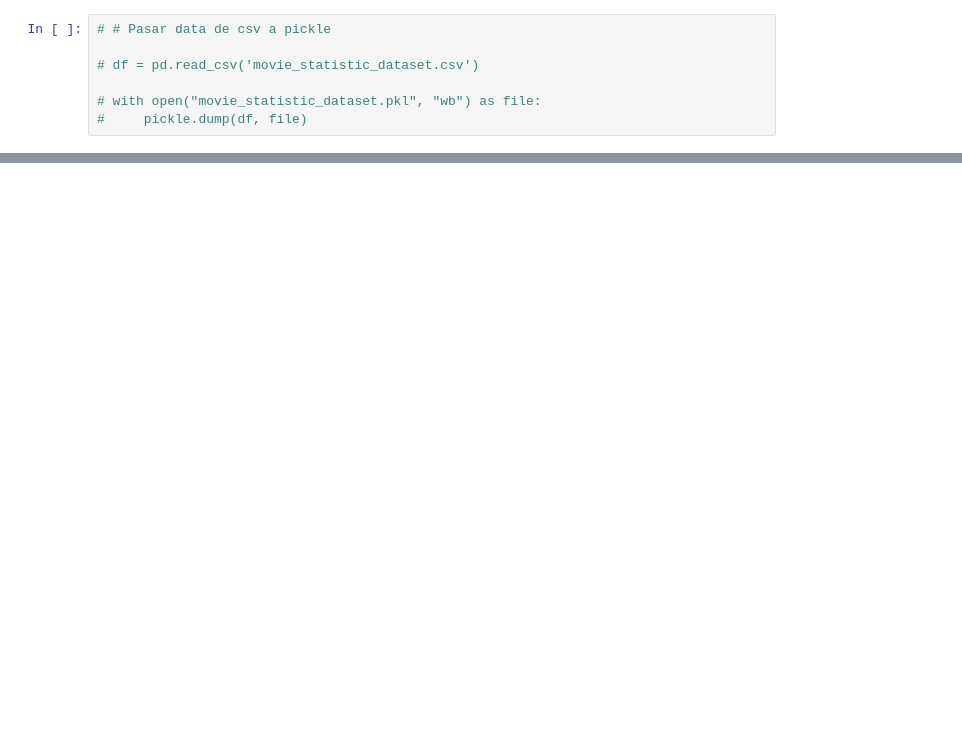
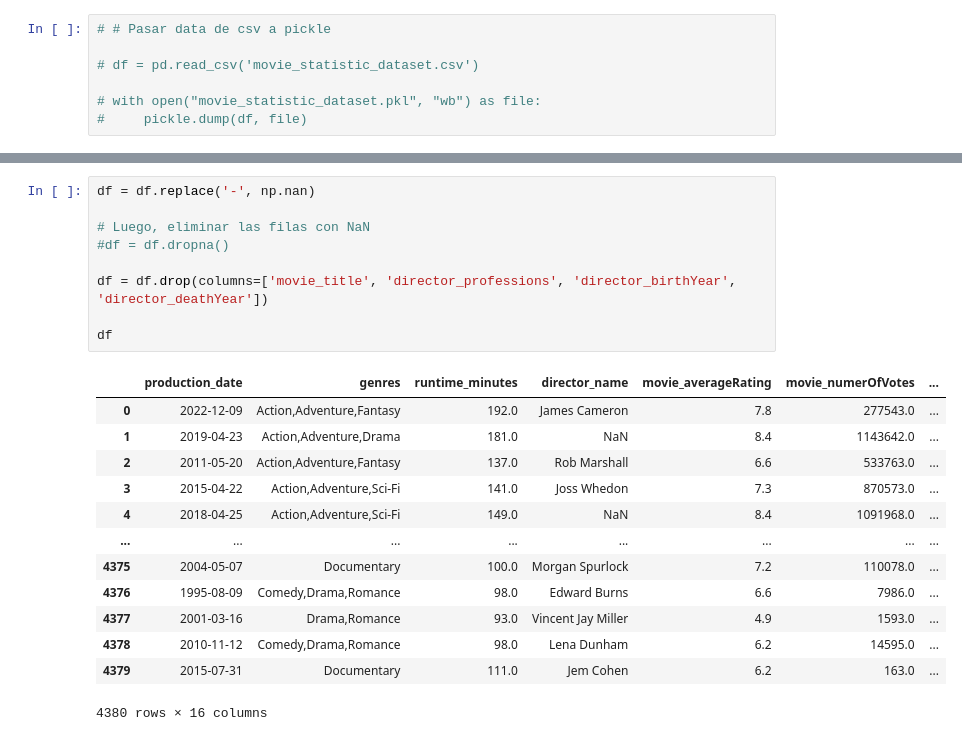
Before and after one commit to RenattoGuzman/DeepLearning-Labs, a Jupyter notebook: Lab2.ipynb, the cells around one changed output, grey strips where cells are left out. Drawn from its saved outputs; the diff is of its cells as text; blank space fills up the shorter version.

```diff
--- a/Lab2.ipynb
+++ b/Lab2.ipynb
@@ -28,3 +35,26 @@ df.head(5)
 | 2 | Pirates of the Caribbean: On Stra... | 2011-05-20 | Action,Adventure,Fantasy | 137.0 | Rob Marshall | director,miscellaneous,producer | ... |
 | 3 | Avengers: Age of Ultron | 2015-04-22 | Action,Adventure,Sci-Fi | 141.0 | Joss Whedon | writer,producer,director | ... |
 | 4 | Avengers: Infinity War | 2018-04-25 | Action,Adventure,Sci-Fi | 149.0 | - | - | ... |
+# %%
+df = df.replace('-', np.nan)
+
+# Luego, eliminar las filas con NaN
+#df = df.dropna()
+
+df = df.drop(columns=['movie_title', 'director_professions', 'director_birthYear', 'director_deathYear'])
+
+df
+# %% [output]
+|  | production_date | genres | runtime_minutes | director_name | movie_averageRating | movie_numerOfVotes | ... |
+| 0 | 2022-12-09 | Action,Adventure,Fantasy | 192.0 | James Cameron | 7.8 | 277543.0 | ... |
+| 1 | 2019-04-23 | Action,Adventure,Drama | 181.0 | NaN | 8.4 | 1143642.0 | ... |
+| 2 | 2011-05-20 | Action,Adventure,Fantasy | 137.0 | Rob Marshall | 6.6 | 533763.0 | ... |
+| 3 | 2015-04-22 | Action,Adventure,Sci-Fi | 141.0 | Joss Whedon | 7.3 | 870573.0 | ... |
+| 4 | 2018-04-25 | Action,Adventure,Sci-Fi | 149.0 | NaN | 8.4 | 1091968.0 | ... |
+| ... | ... | ... | ... | ... | ... | ... | ... |
+| 4375 | 2004-05-07 | Documentary | 100.0 | Morgan Spurlock | 7.2 | 110078.0 | ... |
+| 4376 | 1995-08-09 | Comedy,Drama,Romance | 98.0 | Edward Burns | 6.6 | 7986.0 | ... |
+| 4377 | 2001-03-16 | Drama,Romance | 93.0 | Vincent Jay Miller | 4.9 | 1593.0 | ... |
+| 4378 | 2010-11-12 | Comedy,Drama,Romance | 98.0 | Lena Dunham | 6.2 | 14595.0 | ... |
+| 4379 | 2015-07-31 | Documentary | 111.0 | Jem Cohen | 6.2 | 163.0 | ... |
+4380 rows × 16 columns
```
Also changed, not shown: parts of 18 cells of this notebook, 3 other files.
